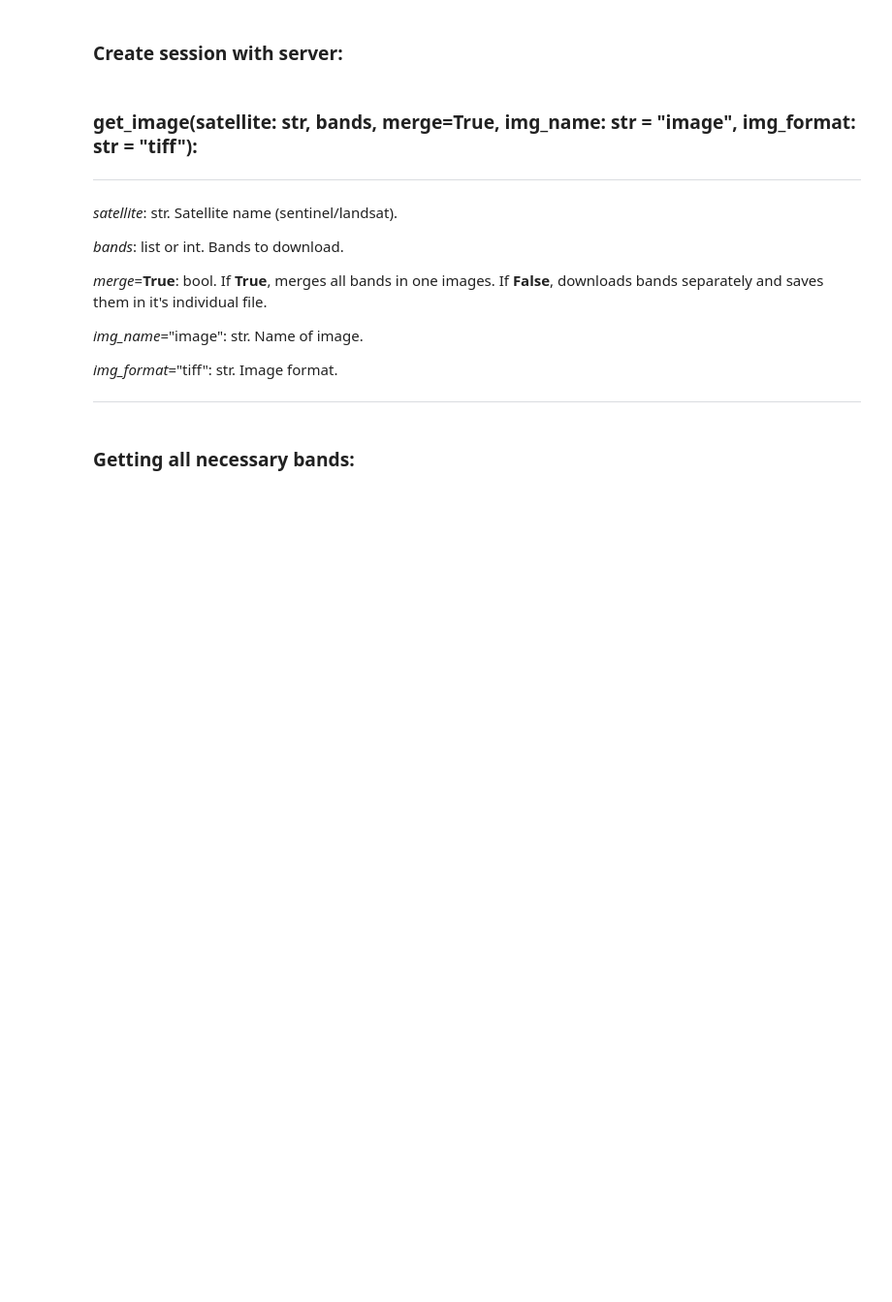
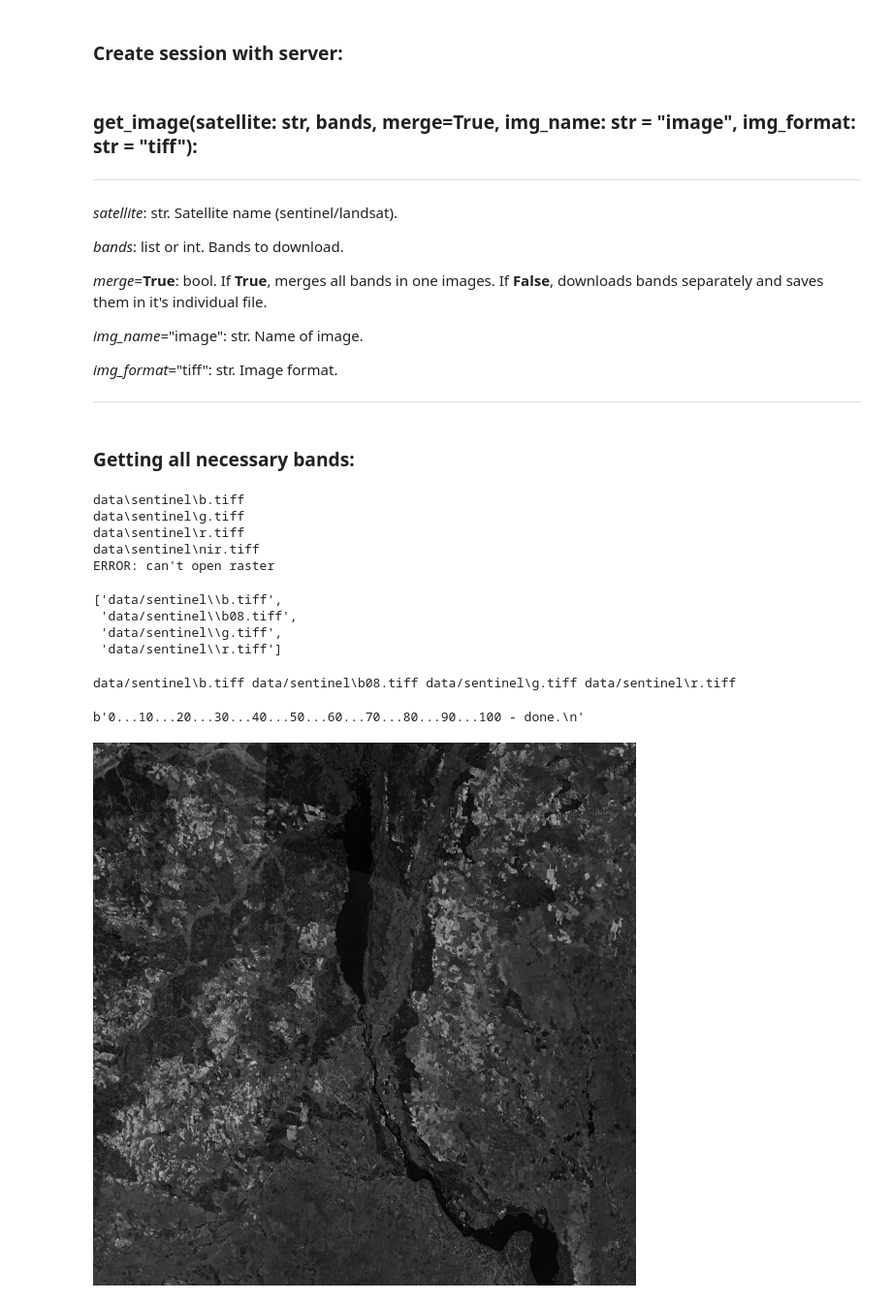
Before and after one commit to Pavel3P/Data-Science, a Jupyter notebook: 4/4.ipynb, the cells around one changed output. Shown at 97% size. Drawn from its saved outputs; the diff is of its cells as text; code cells hidden in the pictures; blank space fills up the shorter version.

Commit message:
add merged (need to fix)

```diff
--- a/4/4.ipynb
+++ b/4/4.ipynb
@@ -179,0 +185,28 @@ get_image("sentinel", bands=[2, 3, 4, 8], merge=False)
+# %%
+import glob
+import gdal
+import os
+#clean the directory
+
+band_names = {
+        2: "b",
+        3: "g",
+        4: "r",
+        8: "b08"} #sentinel if || lansat panchromatic light
+#D:\python_data_science\lab_4_united\Data-Science\4\data\sentinel
+for value in band_names.values():
+    path = os.path.normpath(f"data/sentinel/{str(value)}.tiff")
+    print(path)
+    gdalData = gdal.Open(path)
+    exec('gdalData_%s = gdalData' % value)
+
+    # проверяем все ли в порядке
+    if gdalData is None:
+        print ("ERROR: can't open raster")
+        break
+# %% [output]
+data\sentinel\b.tiff
+data\sentinel\g.tiff
+data\sentinel\r.tiff
+data\sentinel\nir.tiff
+ERROR: can't open raster
@@ -179,0 +218,26 @@ get_image("sentinel", bands=[2, 3, 4, 8], merge=False)
+# %%
+files_to_mosaic = glob.glob("data/sentinel/*.tiff")
+files_to_mosaic
+# %% [output]
+['data/sentinel\\b.tiff',
+ 'data/sentinel\\b08.tiff',
+ 'data/sentinel\\g.tiff',
+ 'data/sentinel\\r.tiff']
+# %%
+files_string = " ".join(files_to_mosaic)
+print(files_string)
+# %% [output]
+data/sentinel\b.tiff data/sentinel\b08.tiff data/sentinel\g.tiff data/sentinel\r.tiff
+# %%
+command = "python gdal_merge.py -o merged.tif -of gtiff " + files_string
+output = subprocess.check_output(command)
+output
+# %% [output]
+b'0...10...20...30...40...50...60...70...80...90...100 - done.\n'
+# %%
+from PIL import Image
+im = Image.open("merged.tif")
+#im.save('test.jpeg')
+im
+# %% [output]
+[figure, added]
```
Also changed, not shown: parts of 4 cells of this notebook, 2 other files.
